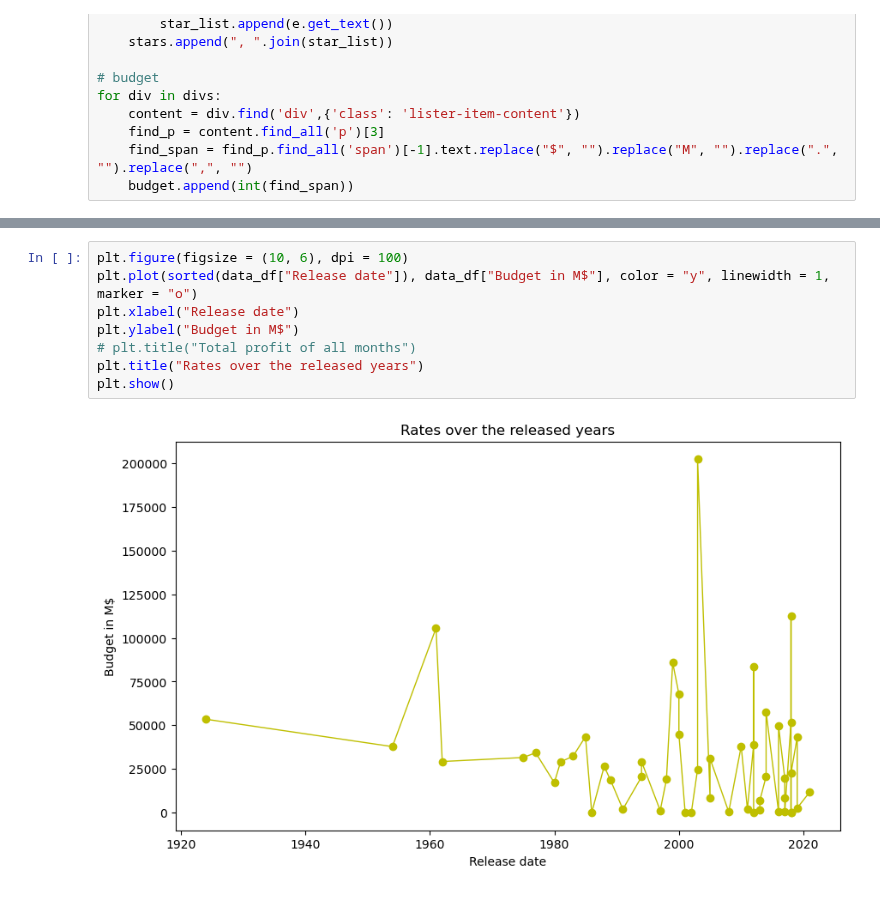
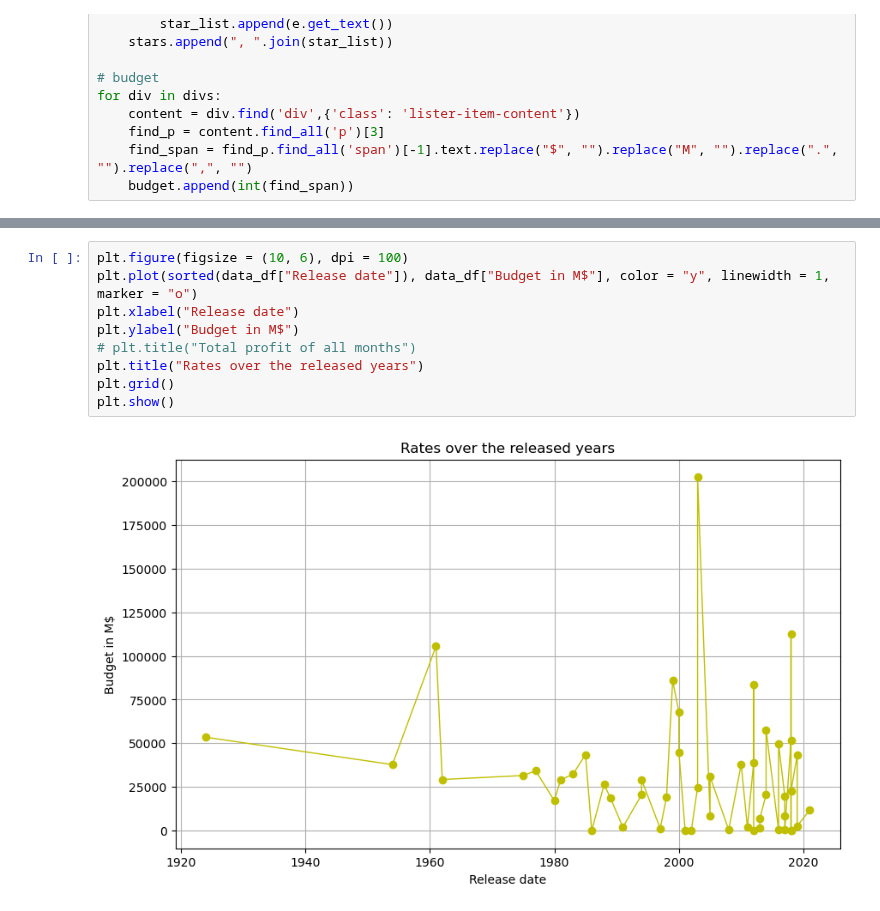
Before and after one commit to N0t10n/Strive_school, a Jupyter notebook: M1_Python/d10_Movie Challenge/action.ipynb, the cells around one changed output, grey strips where cells are left out. Cells and saved outputs as stored; diff of their text form.

```diff
--- a/M1_Python/d10_Movie Challenge/action.ipynb
+++ b/M1_Python/d10_Movie Challenge/action.ipynb
@@ -126,10 +124,11 @@ df
 # %%
 plt.figure(figsize = (10, 6), dpi = 100)
 plt.plot(sorted(data_df["Release date"]), data_df["Budget in M$"], color = "y", linewidth = 1, marker = "o")
 plt.xlabel("Release date")
 plt.ylabel("Budget in M$")
 # plt.title("Total profit of all months")
 plt.title("Rates over the released years")
+plt.grid()
 plt.show()
 # %% [output]
-[figure, old version]
+[figure, new version]
```
Also changed, not shown: parts of 1 cell of this notebook.
